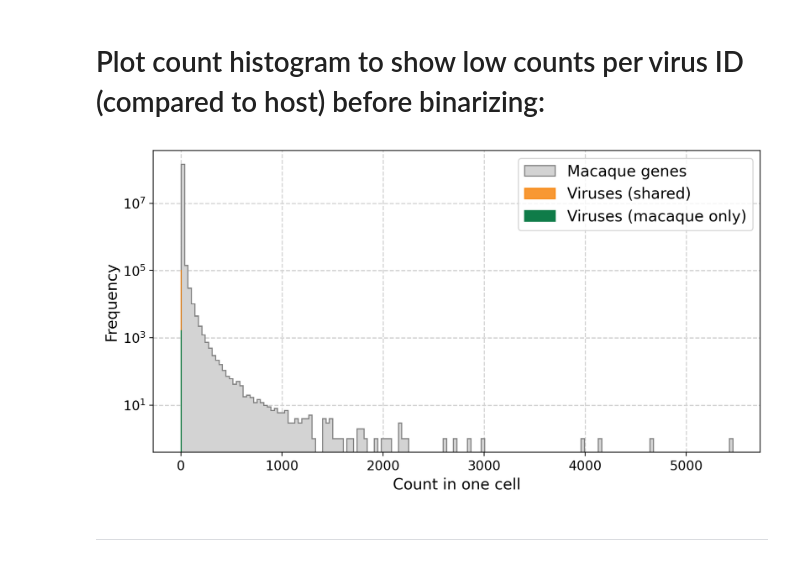
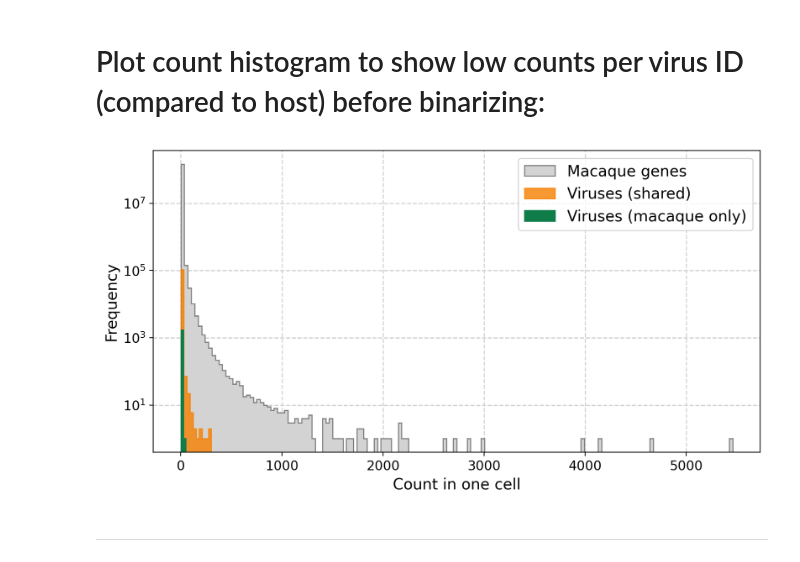
Before and after one commit to pachterlab/LSCHWCP_2023, a Jupyter notebook: Notebooks/align_macaque_PBMC_data/5_virus_dlist_cdna_dna_amb/2_viral_QC_dlist_cdna_dna_amb.ipynb, the cells around one changed output. Drawn from its saved outputs; the diff is of its cells as text; code cells hidden in the pictures.

```diff
--- a/Notebooks/align_macaque_PBMC_data/5_virus_dlist_cdna_dna_amb/2_viral_QC_dlist_cdna_dna_amb.ipynb
+++ b/Notebooks/align_macaque_PBMC_data/5_virus_dlist_cdna_dna_amb/2_viral_QC_dlist_cdna_dna_amb.ipynb
@@ -329,7 +329,7 @@ View of AnnData object with n_obs × n_vars = 226854 × 14078
 # Binarize virus matrix
 # %%
 # Save raw counts before binarizing
-palmdb_adata.raw = palmdb_adata
+palmdb_adata.raw = palmdb_adata.copy()
 # %%
 # Replace all positive integers with 1
 palmdb_adata.X[palmdb_adata.X > 0] = 1
@@ -673,27 +673,27 @@ host_counts = nd(mac_adata.raw.X[mac_adata.raw.X>0])
 # %%
 fig, ax = plt.subplots(figsize=(10, 5))
 fontsize = 14
 
 ax.hist(host_counts, bins=160, histtype='stepfilled', edgecolor="grey", facecolor="lightgrey", label="Macaque genes", log=True)
-ax.hist(vir_counts2, bins=7, histtype='stepfilled', edgecolor="#f77f00", facecolor="#f77f00", alpha=0.8, label="Viruses (shared)", log=True)
+ax.hist(vir_counts2, bins=10, histtype='stepfilled', edgecolor="#f77f00", facecolor="#f77f00", alpha=0.8, label="Viruses (shared)", log=True)
 ax.hist(vir_counts, bins=2, histtype='stepfilled', edgecolor="#0f7c49", facecolor="#0f7c49", alpha=1, label="Viruses (macaque only)", log=True)
 
 ax.legend(fontsize=fontsize)
 
 ax.set_xlabel("Count in one cell", fontsize=fontsize)
 ax.set_ylabel("Frequency", fontsize=fontsize)
 
 # Change fontsize of tick labels
 ax.tick_params(axis="both", labelsize=fontsize-2)
 
 ax.grid(True, which="both", color="lightgray", ls="--", lw=1)
 ax.set_axisbelow(True)
 
 plt.savefig("count_histogram.png", dpi=300, bbox_inches="tight")
 
 fig.show()
 # %% [output]
-[figure, old version]
+[figure, new version]
 # %% [markdown]
 ___
 # %%
```
Also changed, not shown: parts of 6 cells of this notebook.
